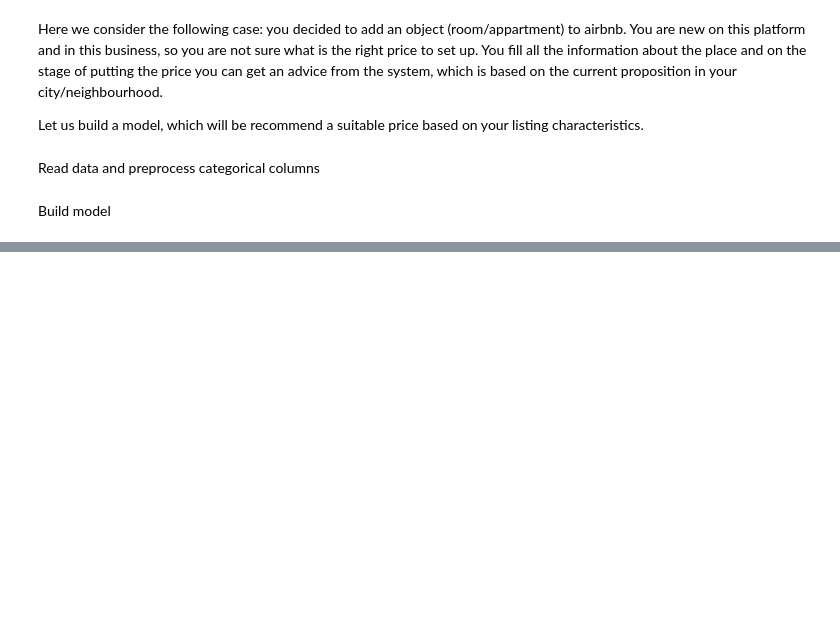
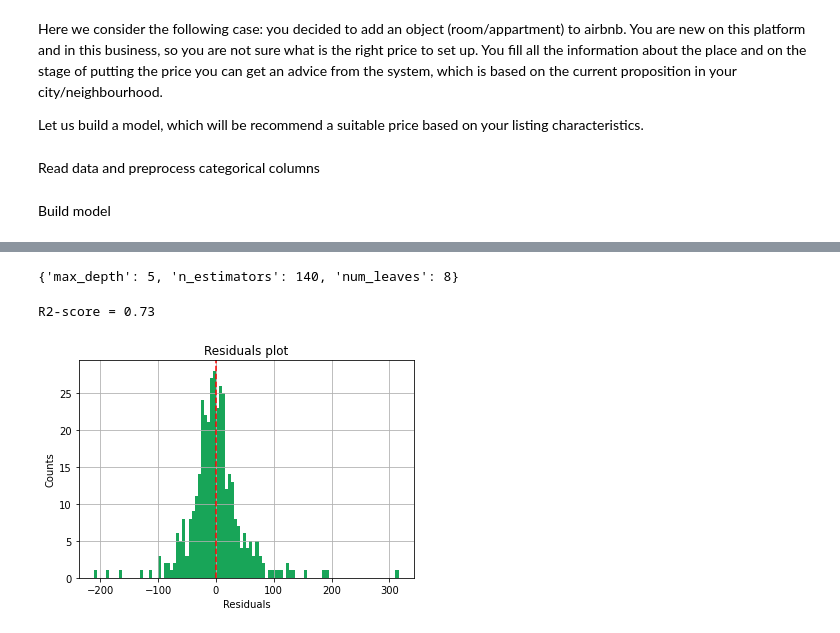
Before and after one commit to DariaSatco/airbnb_boston_analytics, a Jupyter notebook: Price_recommender.ipynb, the cells around one changed output, grey strips where cells are left out. Cells and saved outputs as stored; diff of their text form; code cells hidden in the pictures; blank space fills up the shorter version.

```diff
--- a/Price_recommender.ipynb
+++ b/Price_recommender.ipynb
@@ -48,0 +70,12 @@ Build model
+# %%
+# parameters
+parameters = {
+    'max_depth': [2, 3, 4, 5, 6],
+    'num_leaves': [5, 7, 8, 10],
+    'n_estimators': [50, 80, 100, 120, 140]
+    }
+# %%
+%%time
+lgbm = LGBMRegressor(random_state=42)
+clf = GridSearchCV(lgbm, parameters, cv=3)
+clf.fit(X_train, y_train)
@@ -48,0 +89,22 @@ Build model
+# %%
+best_params = clf.best_params_
+print(best_params)
+# %% [output]
+{'max_depth': 5, 'n_estimators': 140, 'num_leaves': 8}
+# %%
+lgbm_tuned = LGBMRegressor(**best_params, random_state=42)
+lgbm_tuned.fit(X_train, y_train)
+preds = lgbm_tuned.predict(X_test)
+r2 = r2_score(y_test, preds)
+print('R2-score =', round(r2,2))
+# %% [output]
+R2-score = 0.73
+# %%
+(y_test - preds).hist(bins=100, color=colors[0])
+plt.axvline(x=(y_test - preds).mean(), color='red', linestyle='--')
+plt.title('Residuals plot')
+plt.ylabel('Counts')
+plt.xlabel('Residuals')
+plt.show()
+# %% [output]
+[figure, added]
```
Also changed, not shown: parts of 9 cells of this notebook, 2 other files.
